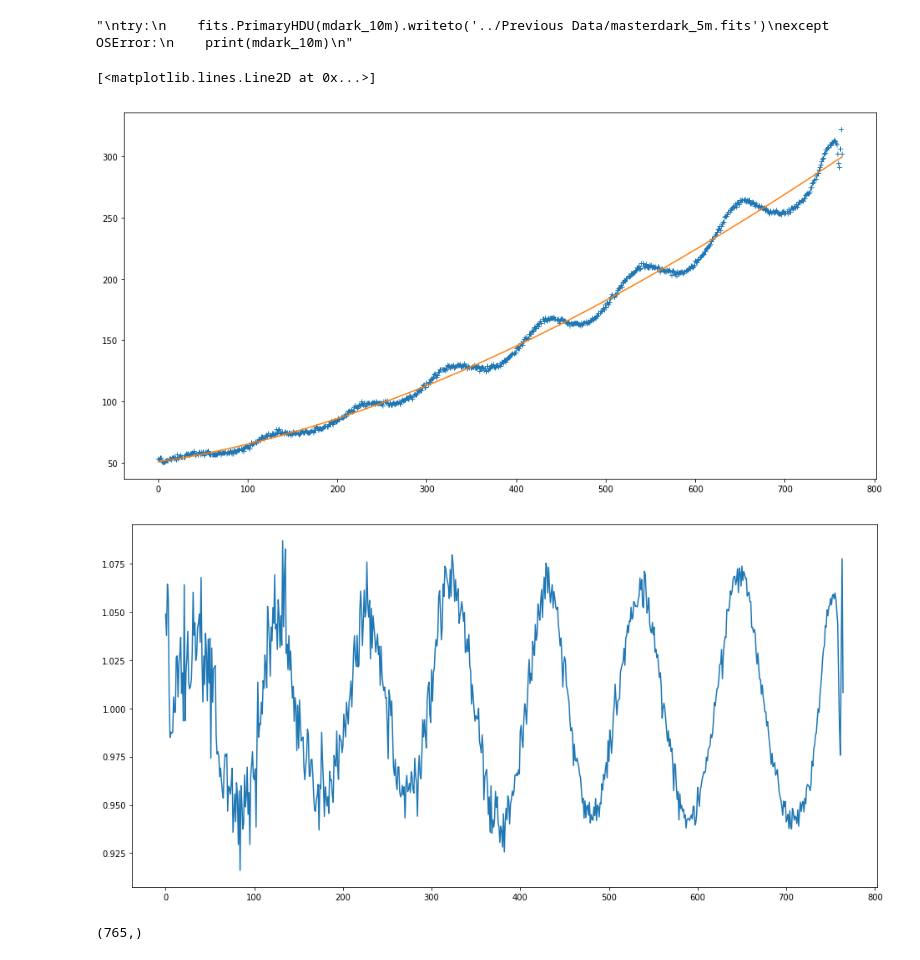
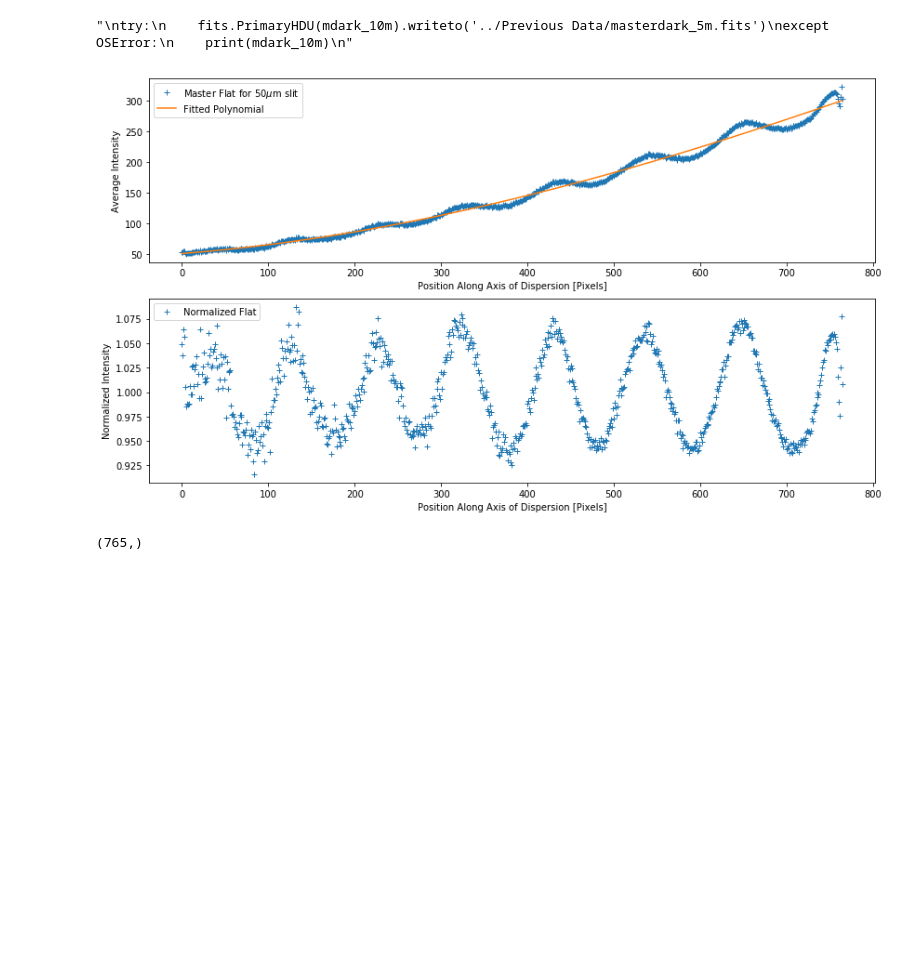
Before and after one commit to NMiklave/ast443-nyc, a Jupyter notebook: lab2/notebook/lab2_analysis.ipynb, the cells around one changed output. Drawn from its saved outputs; the diff is of its cells as text; code cells hidden in the pictures; blank space fills up the shorter version.

```diff
--- a/lab2/notebook/lab2_analysis.ipynb
+++ b/lab2/notebook/lab2_analysis.ipynb
@@ -153,38 +154,47 @@ except OSError:
 # %%
 # getting 10 flat field images
 def file_name(file_dir):
     L=[]
     for root, dirs, files in os.walk(file_dir):
         for file in files:
             if os.path.splitext(file)[1] == '.FIT':
                 L.append(os.path.join(root, file))
     return L
 flatnames=file_name('../Previous Data/flat_dome/')
 flats=[]
 flatsdata=[]
 for i in range(len(flatnames)):
     flats.append(i)
     flatsdata.append(i)
     flats[i]=fits.open(flatnames[i])
     flatsdata[i]=flats[i][0].data
 
 sum_flat=np.zeros(shape=(255,765))
 for i in range(len(flatsdata)):
     sum_flat += flatsdata[i]
 m_flat=(sum_flat[40:99]/10-mdark_30s[40:99]) #apply dark and cut the the slit part only
 avgcounts_fl=np.mean(m_flat,axis=0) #average counts for each column(wl)
 pix_pos=np.array([i for i in range(765)])
-plt.figure(figsize=(16,8))
-plt.plot(pix_pos,avgcounts_fl,'+',label='data point')
+
+fig, ax = plt.subplots(2, 1, figsize=(14,8))
+
+ax[0].plot(pix_pos,avgcounts_fl,'+', label=r'Master Flat for 50$\mu$m slit')
+
 fit=np.poly1d(np.polyfit(pix_pos,avgcounts_fl,3))
-plt.plot(pix_pos,fit(pix_pos),label='fit')
+ax[0].plot(pix_pos,fit(pix_pos),label='Fitted Polynomial')
 m_flat_norm=avgcounts_fl/fit(pix_pos)
-plt.figure(figsize=(16,8))
-plt.plot(pix_pos,m_flat_norm)
+
+ax[1].plot(pix_pos,m_flat_norm, '+', label='Normalized Flat')
+
+ax[0].set_xlabel('Position Along Axis of Dispersion [Pixels]')
+ax[1].set_xlabel('Position Along Axis of Dispersion [Pixels]')
+ax[0].set_ylabel('Average Intensity')
+ax[1].set_ylabel('Normalized Intensity')
+ax[0].legend()
+ax[1].legend()
+plt.show()
 # %% [output]
-[<matplotlib.lines.Line2D at 0x...>]
-[figure, old version]
+[figure, new version]
-[figure, removed]
 # %%
 m_flat_norm.shape
 # %% [output]
```
Also changed, not shown: parts of 13 cells of this notebook, 58 other files.
